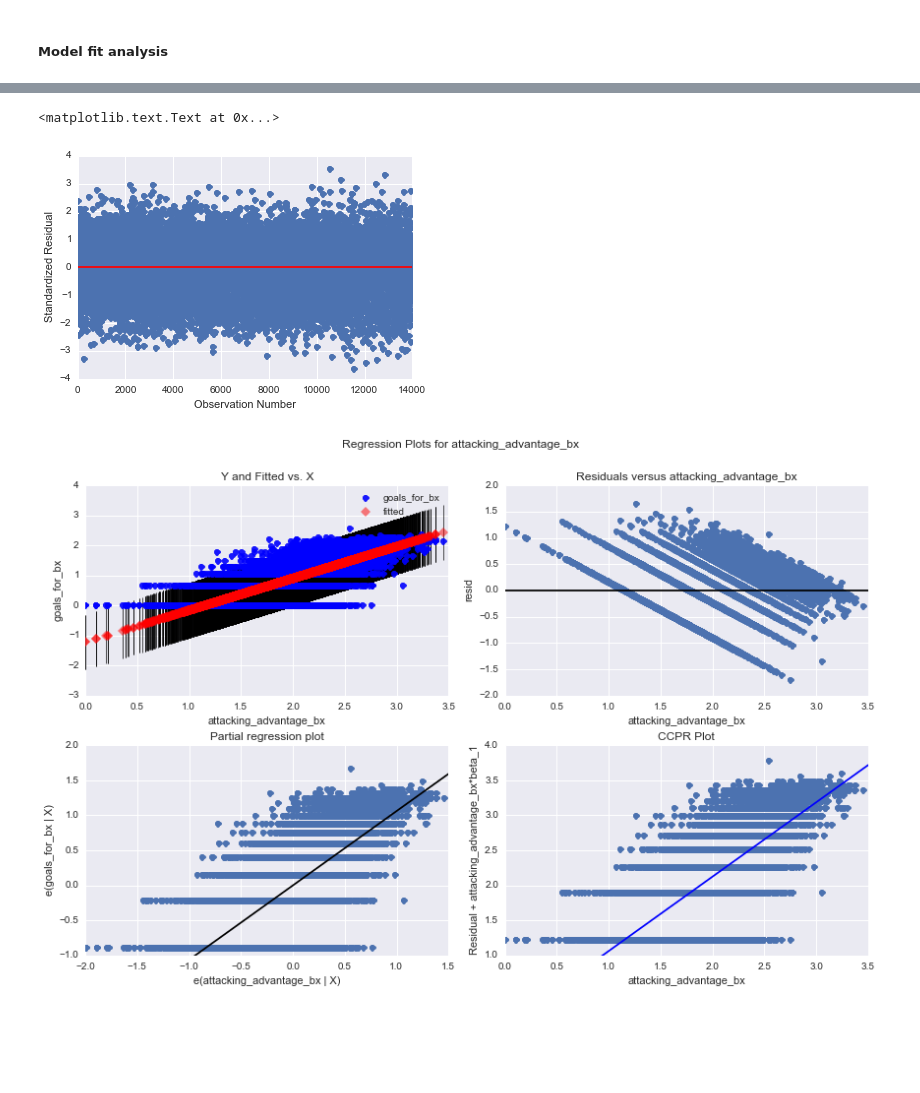
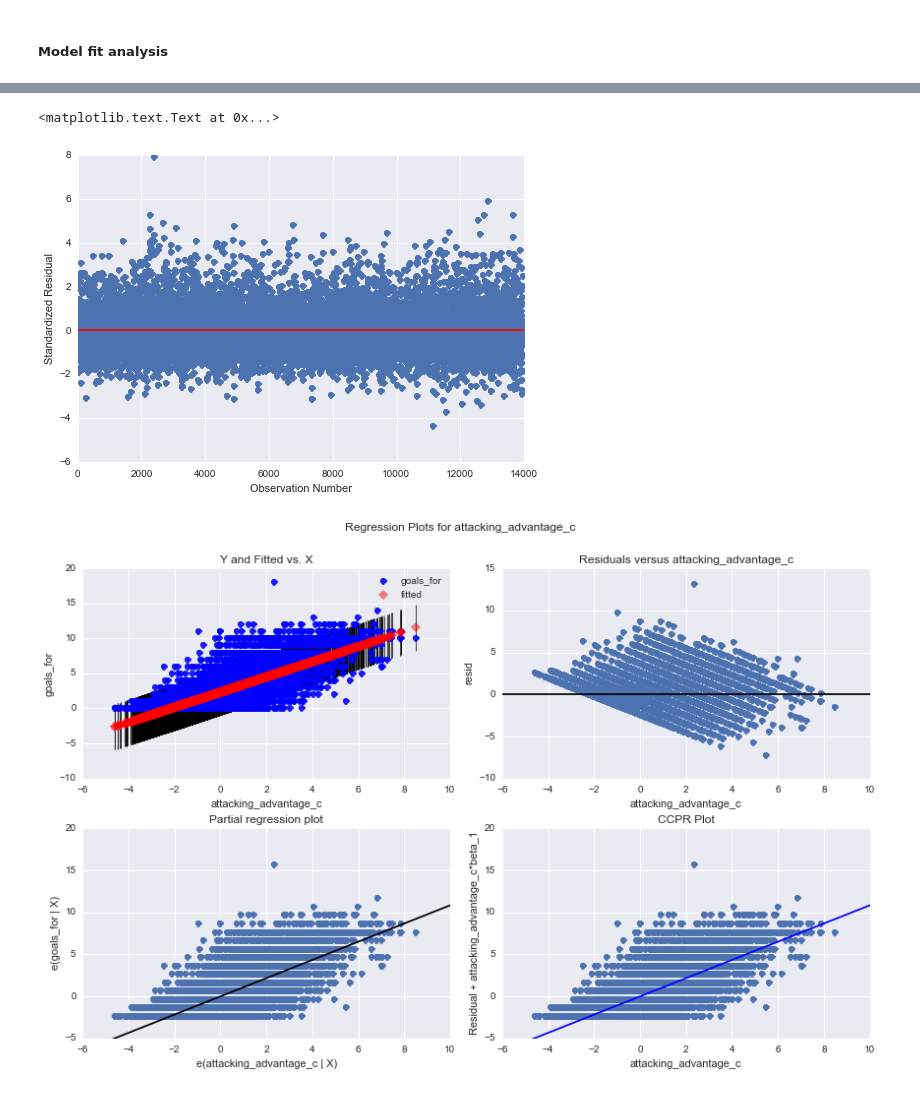
Before and after one commit to dafwilli/Regression-in-Practice, a Jupyter notebook: SimpleRegression.ipynb, the cells around one changed output, grey strips where cells are left out. Cells and saved outputs as stored; diff of their text form; code cells hidden in the pictures; blank space fills up the shorter version.

```diff
--- a/SimpleRegression.ipynb
+++ b/SimpleRegression.ipynb
@@ -34,7 +36,3 @@ import statsmodels.formula.api as smf
 ### Load the data
 # %%
 games = pd.read_csv('merged_data.csv')
-# %%
-games = games.drop_duplicates()
-# %%
-games.index = range(len(games))
@@ -263,3 +219,2 @@ games[games.team=='Durango']
 # %%
 games['attacking_advantage'] = games['final_att_pwr']+games['opp_def_pwr']
-games['defensive_advantage'] = -1*(games['final_def_pwr']+games['opp_att_pwr'])
@@ -327,12 +278,12 @@ plt.ylabel('Standardized Residual')
 plt.xlabel('Observation Number')
 # %% [output]
 <matplotlib.text.Text at 0x...>
-[figure, old version]
+[figure, new version]
 # %%
 fig2 = plt.figure(figsize=(12,8))
-fig2 = sm.graphics.plot_regress_exog(reg1,  "attacking_advantage_bx", fig=fig2)
+fig2 = sm.graphics.plot_regress_exog(reg1,  "attacking_advantage_c", fig=fig2)
 # %% [output]
-[figure, old version]
+[figure, new version]
 # %%
 fig3=sm.graphics.influence_plot(reg1, size=8)
 print(fig3)
```
Also changed, not shown: parts of 24 cells of this notebook.
